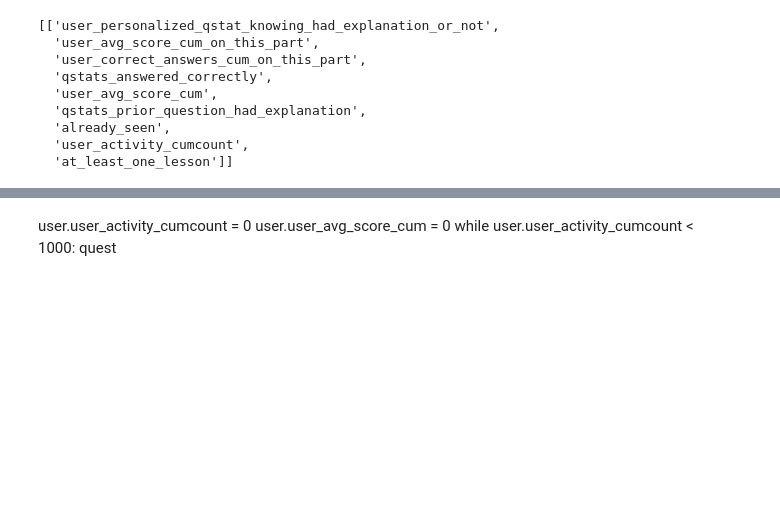
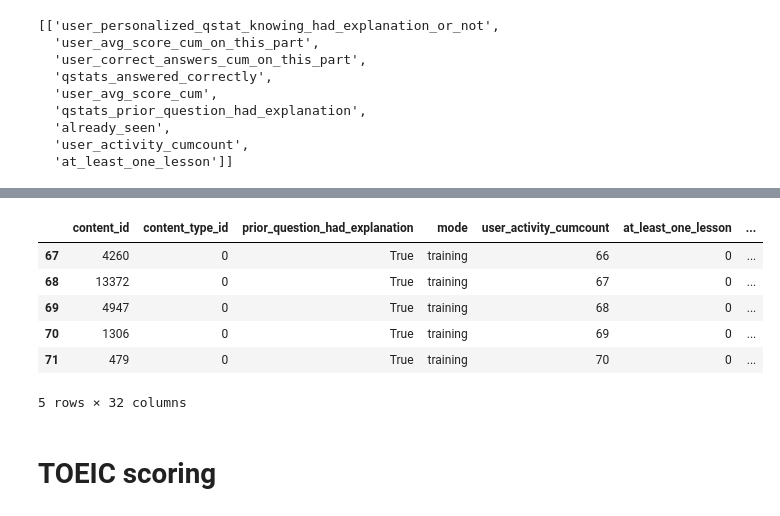
Before and after one commit to YohannD/riiid_final_project, a Jupyter notebook: notebooks/Knowledge Tracing.ipynb, the cells around one changed output, grey strips where cells are left out. Cells and saved outputs as stored; diff of their text form; code cells hidden in the pictures; blank space fills up the shorter version.

Commit message:
update knowledge tracing notebook

```diff
--- a/notebooks/Knowledge Tracing.ipynb
+++ b/notebooks/Knowledge Tracing.ipynb
@@ -4,5 +7,5 @@ import numpy as np
 # %%
-questions = pd.read_csv('../data/simple_qstats_v2.csv')
+questions = pd.read_csv('../data/qstats_for_M1')
 # %%
 questions['interval'] = pd.cut(questions['qstats_answered_correctly'], 5)
 # %%
@@ -214,7 +305,8 @@ def user_history_update(content_type_id,
 # %%
 def test_questions(answers_start):
 
-    """ First round of test questions to assess the level of the student """
+    """ First round of test questions to assess the level of the student
+        21 questions : 3 randomly selected questions per part for each level of difficulty"""
 
     questions_test = []
     questions_test.append(questions[(questions['part']==1) & (questions['difficulty']==1)].reset_index()\
@@ -236,11 +328,11 @@ def test_questions(answers_start):
     questions_test.append(questions[(questions['part']==2) & (questions['difficulty']==2)].reset_index()\
                                             .loc[np.random.randint(0,796,1), 'content_id'].values)
     questions_test.append(questions[(questions['part']==3) & (questions['difficulty']==2)].reset_index()\
-                                            .loc[np.random.randint(0,591,1), 'content_id'].values)
+                                            .loc[np.random.randint(0,590,1), 'content_id'].values)
     questions_test.append(questions[(questions['part']==4) & (questions['difficulty']==2)].reset_index()\
                                             .loc[np.random.randint(0,465,1), 'content_id'].values)
     questions_test.append(questions[(questions['part']==5) & (questions['difficulty']==2)].reset_index()\
-                                            .loc[np.random.randint(0,2306,1), 'content_id'].values)
+                                            .loc[np.random.randint(0,2304,1), 'content_id'].values)
     questions_test.append(questions[(questions['part']==6) & (questions['difficulty']==2)].reset_index()\
                                             .loc[np.random.randint(0,461,1), 'content_id'].values)
     questions_test.append(questions[(questions['part']==7) & (questions['difficulty']==2)].reset_index()\
@@ -250,11 +342,11 @@ def test_questions(answers_start):
     questions_test.append(questions[(questions['part']==2) & (questions['difficulty']==3)].reset_index()\
                                             .loc[np.random.randint(0,402,1), 'content_id'].values)
     questions_test.append(questions[(questions['part']==3) & (questions['difficulty']==3)].reset_index()\
-                                            .loc[np.random.randint(0,418,1), 'content_id'].values)
+                                            .loc[np.random.randint(0,419,1), 'content_id'].values)
     questions_test.append(questions[(questions['part']==4) & (questions['difficulty']==3)].reset_index()\
                                             .loc[np.random.randint(0,462,1), 'content_id'].values)
     questions_test.append(questions[(questions['part']==5) & (questions['difficulty']==3)].reset_index()\
-                                            .loc[np.random.randint(0,2398,1), 'content_id'].values)
+                                            .loc[np.random.randint(0,2400,1), 'content_id'].values)
     questions_test.append(questions[(questions['part']==6) & (questions['difficulty']==3)].reset_index()\
                                             .loc[np.random.randint(0,414,1), 'content_id'].values)
     questions_test.append(questions[(questions['part']==7) & (questions['difficulty']==3)].reset_index()\
@@ -270,8 +362,11 @@ def test_questions(answers_start):
                                  question_id,
                                  qstats,
                                  user_history,
+                                 mode='training',
                                  prior_question_had_explanation=False)
         user_history.loc[i+1, 'answered_correctly'] = answers_start[i]
 
     return user_history
+# %%
+answers_start = np.random.randint(0,2,21) ### random answers for new student
 # %%
@@ -365,5 +465,14 @@ test_questions(np.random.randint(0,2,21))
-# %% [markdown]
-user.user_activity_cumcount = 0
-    user.user_avg_score_cum = 0
-    while user.user_activity_cumcount < 1000:
-        quest
+# %%
+user_history = knowledge_tracing_path(answers_start, n_quest=50)
+# %%
+user_history.tail()
+# %% [output]
+|  | content_id | content_type_id | prior_question_had_explanation | mode | user_activity_cumcount | at_least_one_lesson | ... |
+| 67 | 4260 | 0 | True | training | 66 | 0 | ... |
+| 68 | 13372 | 0 | True | training | 67 | 0 | ... |
+| 69 | 4947 | 0 | True | training | 68 | 0 | ... |
+| 70 | 1306 | 0 | True | training | 69 | 0 | ... |
+| 71 | 479 | 0 | True | training | 70 | 0 | ... |
+5 rows × 32 columns
+# %% [markdown]
+# TOEIC scoring
```
Also changed, not shown: parts of 22 cells of this notebook.
